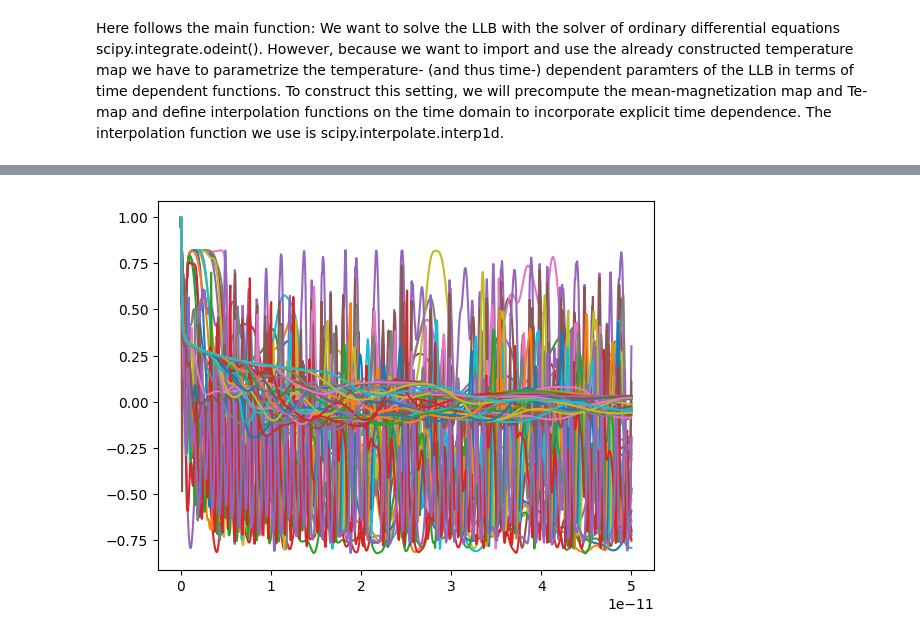
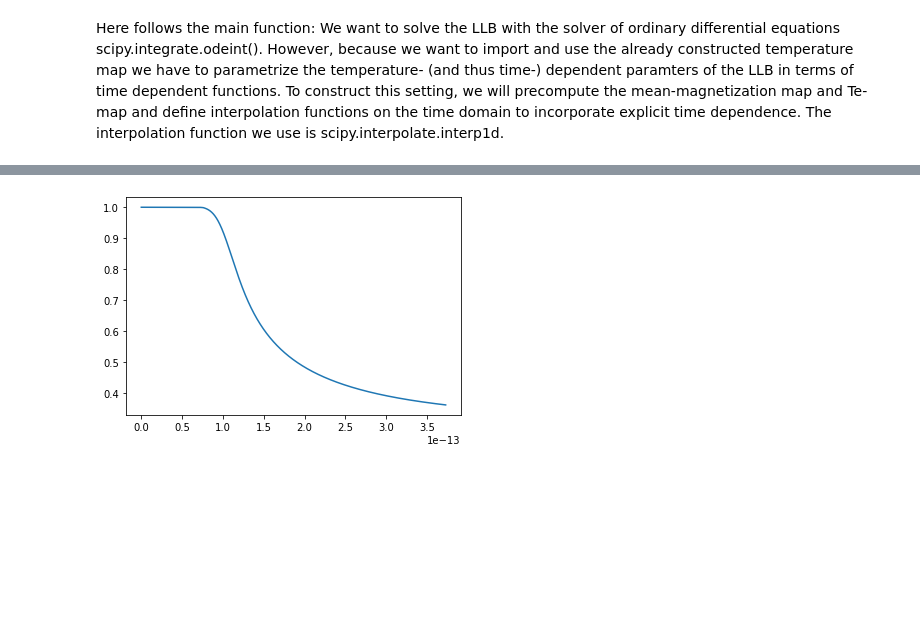
Before and after one commit to Nilodirf/LLB, a Jupyter notebook: LLB_integrated_solver.ipynb, the cells around one changed output, grey strips where cells are left out. Cells and saved outputs as stored; diff of their text form; code cells hidden in the pictures; blank space fills up the shorter version.

```diff
--- a/LLB_integrated_solver.ipynb
+++ b/LLB_integrated_solver.ipynb
@@ -448,7 +448,8 @@ def integrate_LLB():
         return dm_dt.flatten()
 
     #Now call the solver with arguments of function, initial condition, time-array and parameterlist (the gathering of interpolation functions)
-    solved_LLB=solve_ivp(LLB, (0,times[-1]), m0, method='RK45', args=params)
+    print(times[-1])
+    solved_LLB=solve_ivp(LLB, (0,times[-1]), m0, method='RK23', max_step=1e-16, args=params)
 
     #last timecheck
     endtime=time.time()
@@ -482,5 +484,5 @@ plt.show()
 # %%
-plt.plot(sim_delay, mm_rs[:,:,2])
+plt.plot(sim_delay, mm_rs[:,0,2])
 plt.show()
 # %% [output]
-[figure, old version]
+[figure, new version]
```
Also changed, not shown: parts of 2 cells of this notebook, 2 other files.
